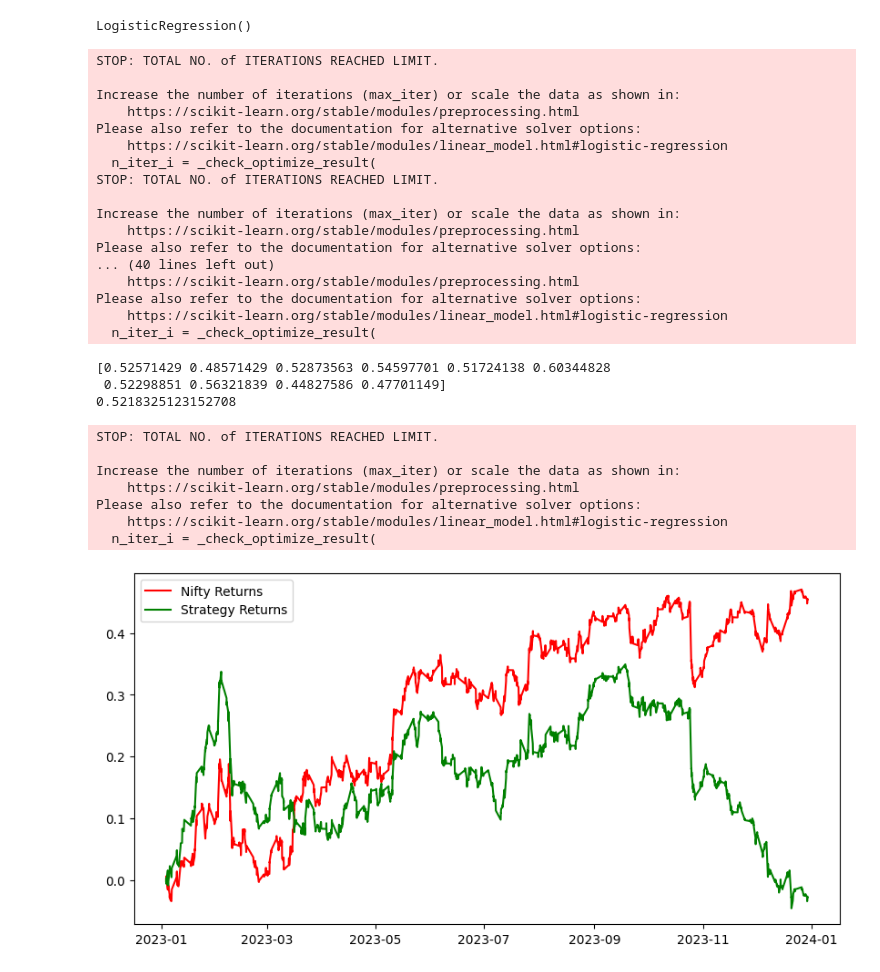
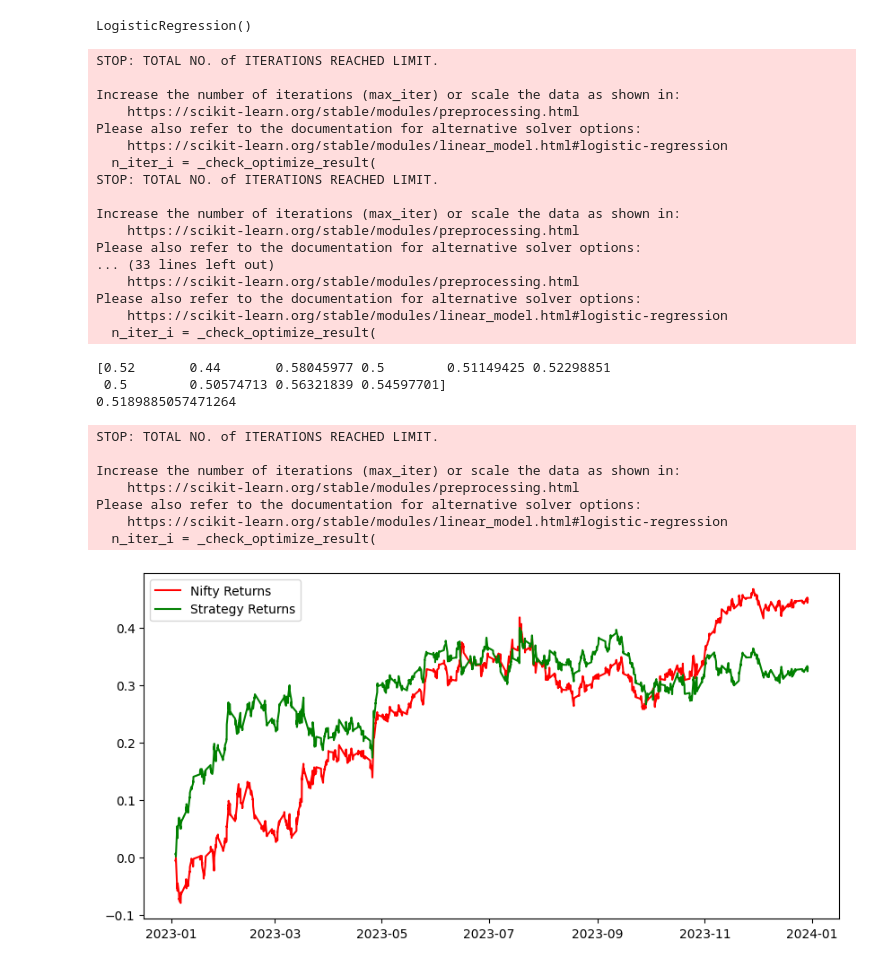
Before and after one commit to inuneko89/DADS_6003, a Jupyter notebook: Logistic_Regression.ipynb, the cells around one changed output. Saved outputs shown, nothing was run; the diff lists cells and outputs as text; code cells hidden in the pictures.

```diff
--- a/Logistic_Regression.ipynb
+++ b/Logistic_Regression.ipynb
@@ -323,5 +326,5 @@ plt.show()
 # %%
-samsung = yf.Ticker('goog')
+samsung = yf.Ticker('MSFT')
 interval = '1h'
 start = '2023-1-1'
 end = '2023-12-31'
@@ -425,14 +411,14 @@ STOP: TOTAL NO. of ITERATIONS REACHED LIMIT.
 Increase the number of iterations (max_iter) or scale the data as shown in:
     https://scikit-learn.org/stable/modules/preprocessing.html
 Please also refer to the documentation for alternative solver options:
-... (40 lines left out)
+... (33 lines left out)
     https://scikit-learn.org/stable/modules/preprocessing.html
 Please also refer to the documentation for alternative solver options:
     https://scikit-learn.org/stable/modules/linear_model.html#logistic-regression
   n_iter_i = _check_optimize_result(
-[0.52571429 0.48571429 0.52873563 0.54597701 0.51724138 0.60344828
- 0.52298851 0.56321839 0.44827586 0.47701149]
-0.5218325123152708
+[0.52       0.44       0.58045977 0.5        0.51149425 0.52298851
+ 0.5        0.50574713 0.56321839 0.54597701]
+0.5189885057471264
 STOP: TOTAL NO. of ITERATIONS REACHED LIMIT.
 
 Increase the number of iterations (max_iter) or scale the data as shown in:
@@ -443,23 +429,23 @@ Please also refer to the documentation for alternative solver options:
 # %%
 predicted_signal1 = model.predict(X_imputed)
 df1['Predicted_Signal1'] = predicted_signal1
 
 # คำนวณผลตอบแทนของ Nifty
 df1['Nifty_returns1'] = np.log(df1['Close'] / df1['Close'].shift(1))
 Cumulative_Nifty_returns1 = np.cumsum(df1['Nifty_returns1'])  # ต้องกำหนด split ตามที่เหมาะสม
 
 # คำนวณผลตอบแทนของกลยุทธ์
 df1['Strategy_returns1'] = df1['Nifty_returns1'] * df1['Predicted_Signal1'].shift(1)
-Cumulative_Strategy_returns = np.cumsum(df1['Strategy_returns1'])  # ต้องกำหนด split ตามที่เหมาะสม
+Cumulative_Strategy_returns1 = np.cumsum(df1['Strategy_returns1'])  # ต้องกำหนด split ตามที่เหมาะสม
 
 # พล็อตกราฟ
 plt.figure(figsize=(10,5))
 plt.plot(Cumulative_Nifty_returns1, color='r',label = 'Nifty Returns')  # ปรับชื่อรายการให้เป็น 'Nifty Returns'
-plt.plot(Cumulative_Strategy_returns, color='g', label = 'Strategy Returns')  # ปรับชื่อรายการให้เป็น 'Strategy Returns'
+plt.plot(Cumulative_Strategy_returns1, color='g', label = 'Strategy Returns')  # ปรับชื่อรายการให้เป็น 'Strategy Returns'
 plt.legend()
 plt.show()
 # %% [output]
-[figure, old version]
+[figure, new version]
 # %%
 plt.figure(figsize=(10,5))
 
```
Also changed, not shown: parts of 15 cells of this notebook.
